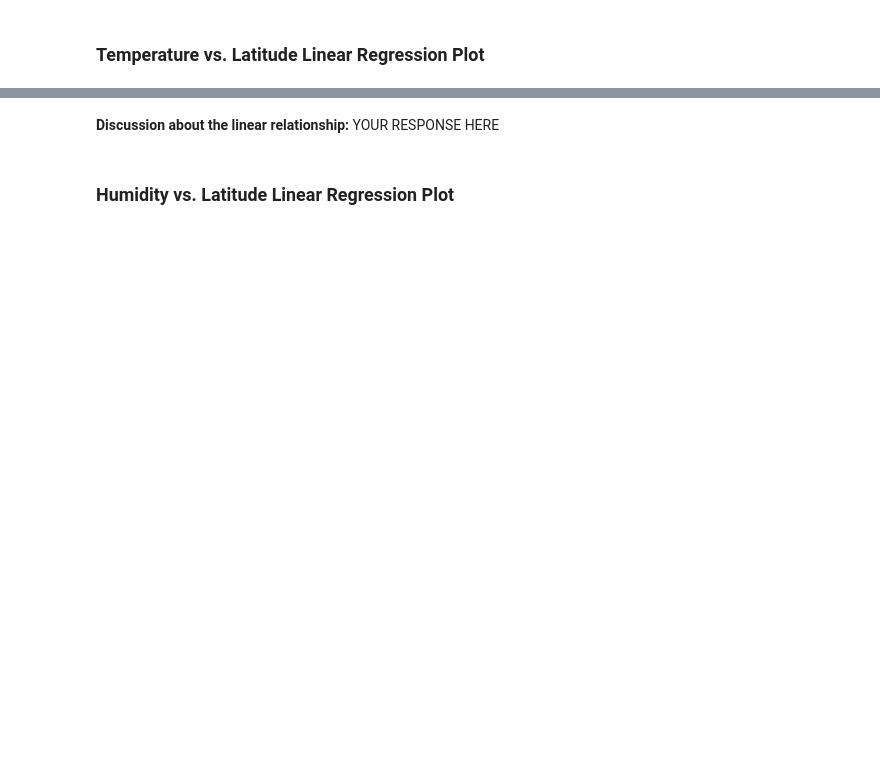
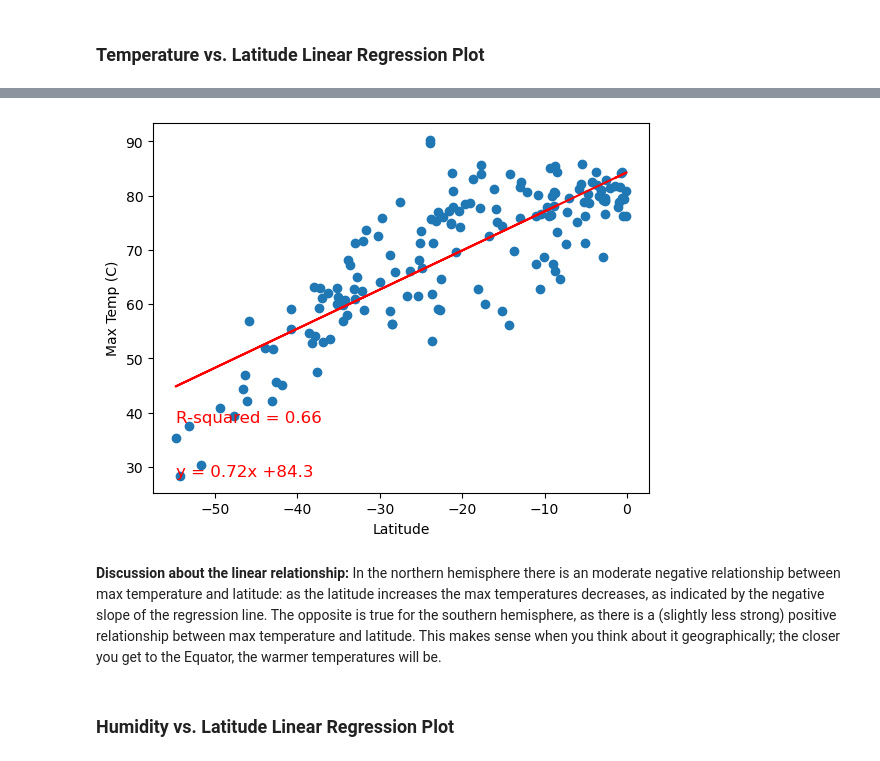
Before and after one commit to CalebCutrer/python-api-challenge, a Jupyter notebook: Weather_Vacation_Py/WeatherPy.ipynb, the cells around one changed output, grey strips where cells are left out. Saved outputs shown, nothing was run; the diff lists cells and outputs as text; code cells hidden in the pictures; blank space fills up the shorter version.

```diff
--- a/Weather_Vacation_Py/WeatherPy.ipynb
+++ b/Weather_Vacation_Py/WeatherPy.ipynb
@@ -358,4 +343,11 @@ The r-value is: 0.4121057168607245
-# %% [markdown]
-**Discussion about the linear relationship:** YOUR RESPONSE HERE
+# %%
+# Linear regression on Southern Hemisphere
+x_values = southern_hemi_df['Lat']
+y_values = southern_hemi_df['Max Temp']
+linear_regression_plots(x_values, y_values, 'Latitude', 'Max Temp (C)')
+# %% [output]
+[figure, added]
+# %% [markdown]
+**Discussion about the linear relationship:** In the northern hemisphere there is an moderate negative relationship between max temperature and latitude: as the latitude increases the max temperatures decreases, as indicated by the negative slope of the regression line. The opposite is true for the southern hemisphere, as there is a (slightly less strong) positive relationship between max temperature and latitude. This makes sense when you think about it geographically; the closer you get to the Equator, the warmer temperatures will be.
 # %% [markdown]
 ### Humidity vs. Latitude Linear Regression Plot
```
Also changed, not shown: parts of 33 cells of this notebook, 6 other files.
